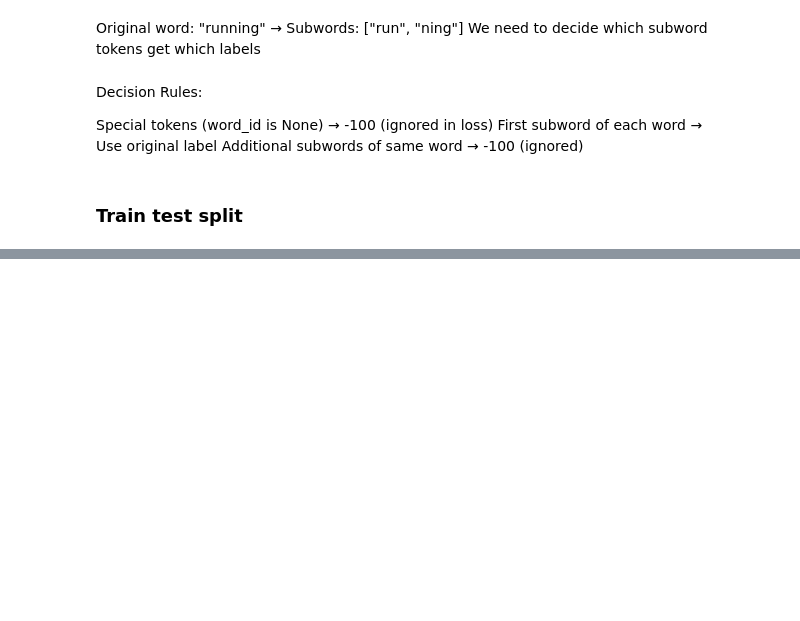
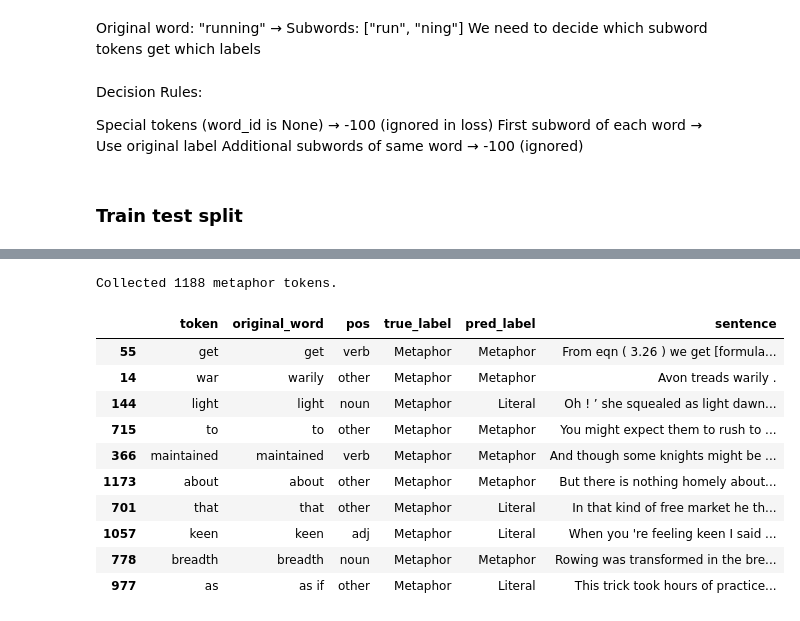
Before and after one commit to Dona134/NLP-Metaphors, a Jupyter notebook: MAIN.ipynb, the cells around one changed output, grey strips where cells are left out. Saved outputs shown, nothing was run; the diff lists cells and outputs as text; code cells hidden in the pictures; blank space fills up the shorter version.

```diff
--- a/MAIN.ipynb
+++ b/MAIN.ipynb
@@ -741,0 +365,11 @@ from transformers import EarlyStoppingCallback # Import EarlyStoppingCallback
+# %%
+
+# Calculate class weights for imbalanced data
+train_labels_flat = [label for labels in train_df_all["labels"] for label in labels]
+unique_classes = np.unique(train_labels_flat)
+class_weights = compute_class_weight('balanced', classes=unique_classes, y=train_labels_flat)
+
+print(f"Class distribution in training data:")
+print(f"Literal (0): {train_labels_flat.count(0)} tokens ({100*train_labels_flat.count(0)/len(train_labels_flat):.1f}%)")
+print(f"Metaphor (1): {train_labels_flat.count(1)} tokens ({100*train_labels_flat.count(1)/len(train_labels_flat):.1f}%)")
+print(f"Enhanced class weights: Literal={class_weights[0]:.2f}, Metaphor={class_weights[1]:.2f}")
@@ -741,0 +694,41 @@ from transformers import EarlyStoppingCallback # Import EarlyStoppingCallback
+# %%
+preds_out = trainer_balanced.predict(test_dataset)
+logits = preds_out.predictions           # (N, L, C)
+y_pred = logits.argmax(axis=-1)          # (N, L)
+y_true = preds_out.label_ids             # (N, L)
+
+rows = []
+n_samples = y_pred.shape[0]
+
+for i in range(n_samples):
+    word_ids = test_dataset.word_ids_list[i]
+    pos_seq = test_dataset.simple_pos_list[i]
+    sentence_words = test_dataset.df.loc[i, "words"]
+    input_ids = test_dataset.encodings["input_ids"][i].tolist()
+
+    seq_len = min(len(word_ids), y_pred.shape[1], len(input_ids), len(y_true[i]))
+    for j in range(seq_len):
+        if y_true[i][j] == -100:
+            continue
+
+        wid = word_ids[j]
+        if wid is None or not (0 <= wid < len(sentence_words)):
+            continue
+
+        rows.append({
+            "token": tokenizer.decode([int(input_ids[j])]).strip(),
+            "original_word": sentence_words[wid],
+            "pos": pos_seq[j],
+            "true_label": "Metaphor" if int(y_true[i][j]) == 1 else "Literal",
+            "pred_label": "Metaphor" if int(y_pred[i][j]) == 1 else "Literal",
+            "sentence": " ".join(sentence_words)
+        })
+
+df_tokens = pd.DataFrame(rows)
+
+# 🔹 Keep only true metaphors
+df_tokens = df_tokens[df_tokens["true_label"] == "Metaphor"].reset_index(drop=True)
+
+print(f"Collected {len(df_tokens)} metaphor tokens.")
+display(df_tokens.sample(min(10, len(df_tokens))))
+# %% [output]
@@ -741,0 +736,12 @@ from transformers import EarlyStoppingCallback # Import EarlyStoppingCallback
+Collected 1188 metaphor tokens.
+|  | token | original_word | pos | true_label | pred_label | sentence |
+| 55 | get | get | verb | Metaphor | Metaphor | From eqn ( 3.26 ) we get [formula... |
+| 14 | war | warily | other | Metaphor | Metaphor | Avon treads warily . |
+| 144 | light | light | noun | Metaphor | Literal | Oh ! ’ she squealed as light dawn... |
+| 715 | to | to | other | Metaphor | Metaphor | You might expect them to rush to ... |
+| 366 | maintained | maintained | verb | Metaphor | Metaphor | And though some knights might be ... |
+| 1173 | about | about | other | Metaphor | Metaphor | But there is nothing homely about... |
+| 701 | that | that | other | Metaphor | Literal | In that kind of free market he th... |
+| 1057 | keen | keen | adj | Metaphor | Literal | When you 're feeling keen I said ... |
+| 778 | breadth | breadth | noun | Metaphor | Metaphor | Rowing was transformed in the bre... |
+| 977 | as | as if | other | Metaphor | Literal | This trick took hours of practice... |
```
Also changed, not shown: parts of 98 cells of this notebook.
